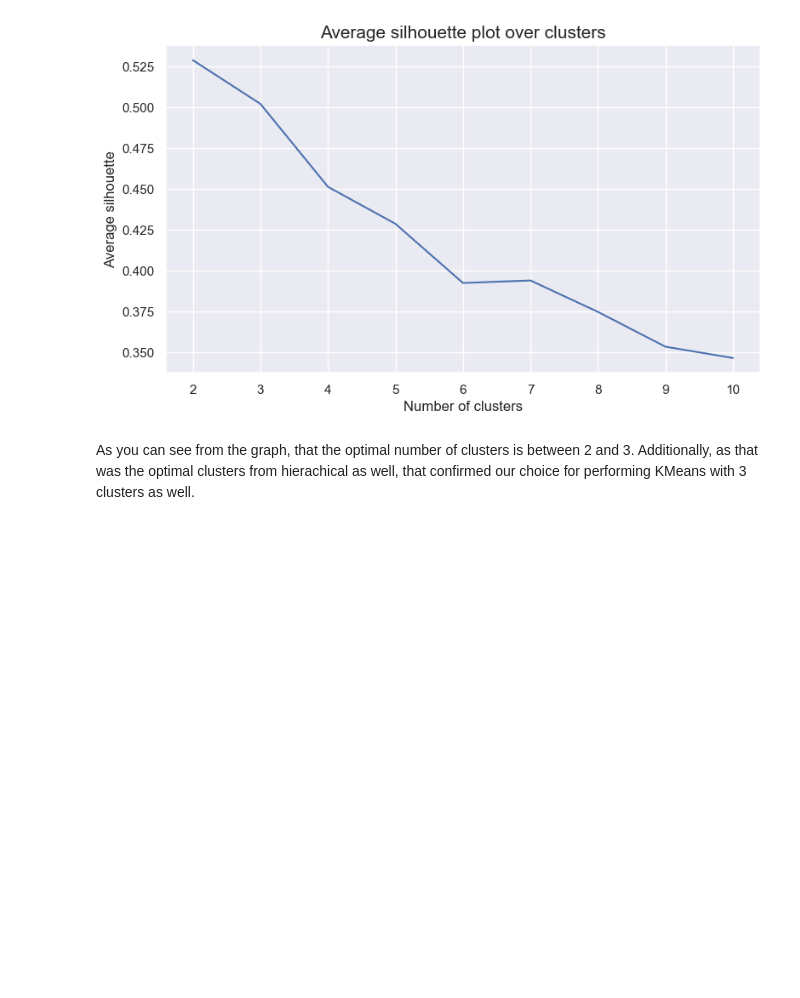
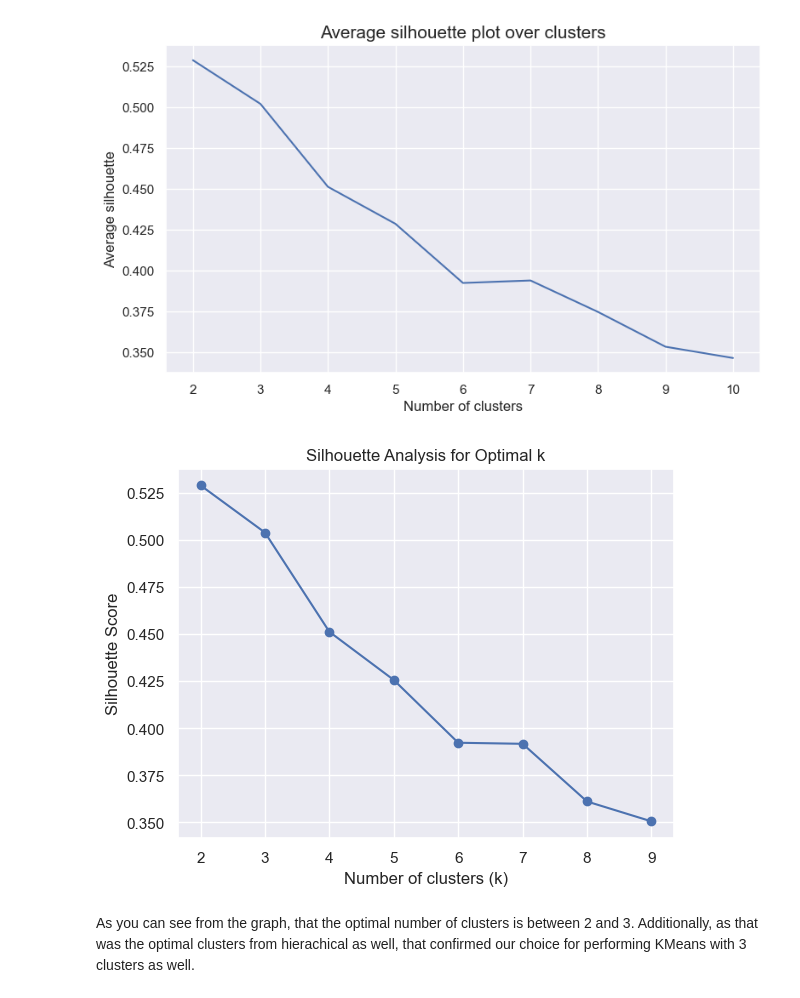
Before and after one commit to Telepatec/DataMiningProject, a Jupyter notebook: Clustering.ipynb, the cells around one changed output. Saved outputs shown, nothing was run; the diff lists cells and outputs as text; code cells hidden in the pictures; blank space fills up the shorter version.

```diff
--- a/Clustering.ipynb
+++ b/Clustering.ipynb
@@ -847,6 +847,22 @@ plt.title("Average silhouette plot over clusters", size=15)
 plt.show()
 # %% [output]
 [figure]
+# %%
+silhouette_scores = []
+for k in range(2, 10):
+    kmeans = KMeans(n_clusters=k, random_state=42)
+    labels = kmeans.fit_predict(df[metric_features])  # X is your data
+    silhouette_avg = silhouette_score(df[metric_features], labels)
+    silhouette_scores.append(silhouette_avg)
+
+# Plotting silhouette scores
+plt.plot(range(2, 10), silhouette_scores, marker='o')
+plt.title('Silhouette Analysis for Optimal k')
+plt.xlabel('Number of clusters (k)')
+plt.ylabel('Silhouette Score')
+plt.show()
+# %% [output]
+[figure, added]
 # %% [markdown]
 As you can see from the graph, that the optimal number of clusters is between 2 and 3. Additionally, as that was the optimal clusters from hierachical as well, that confirmed our choice for performing KMeans with 3 clusters as well.
 # %% [markdown]
```
Also changed, not shown: parts of 16 cells of this notebook.
